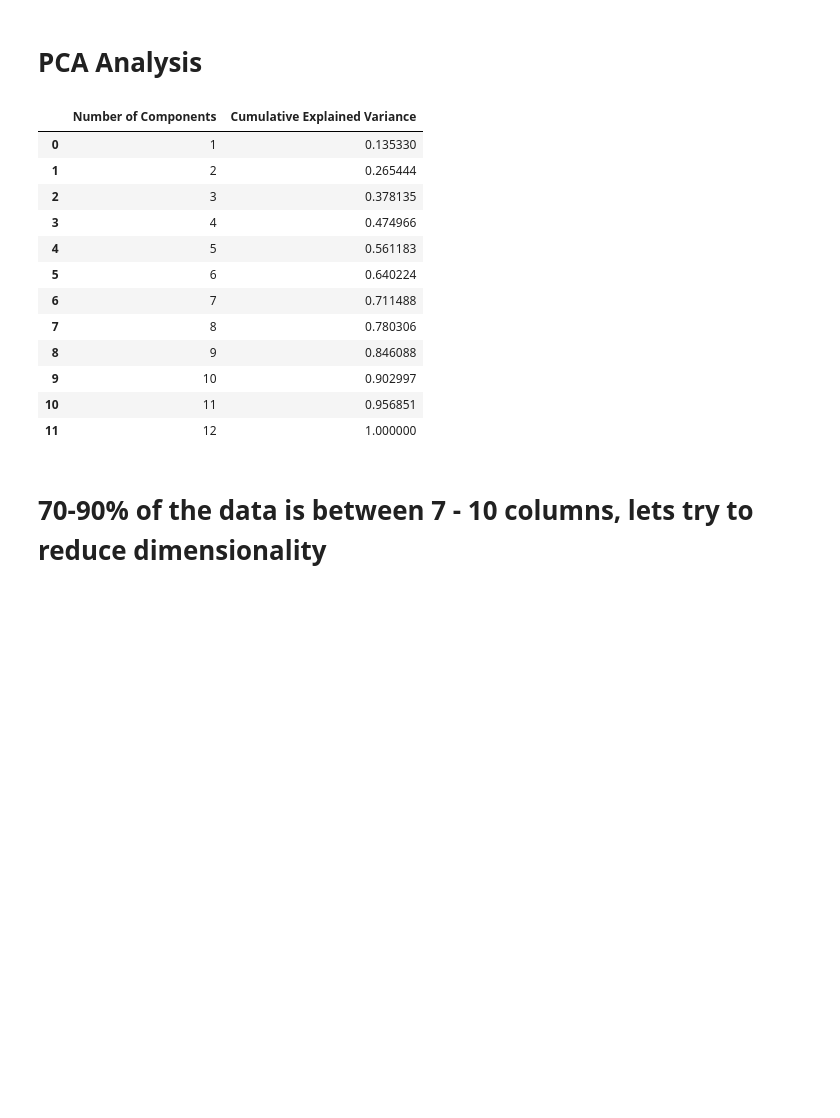
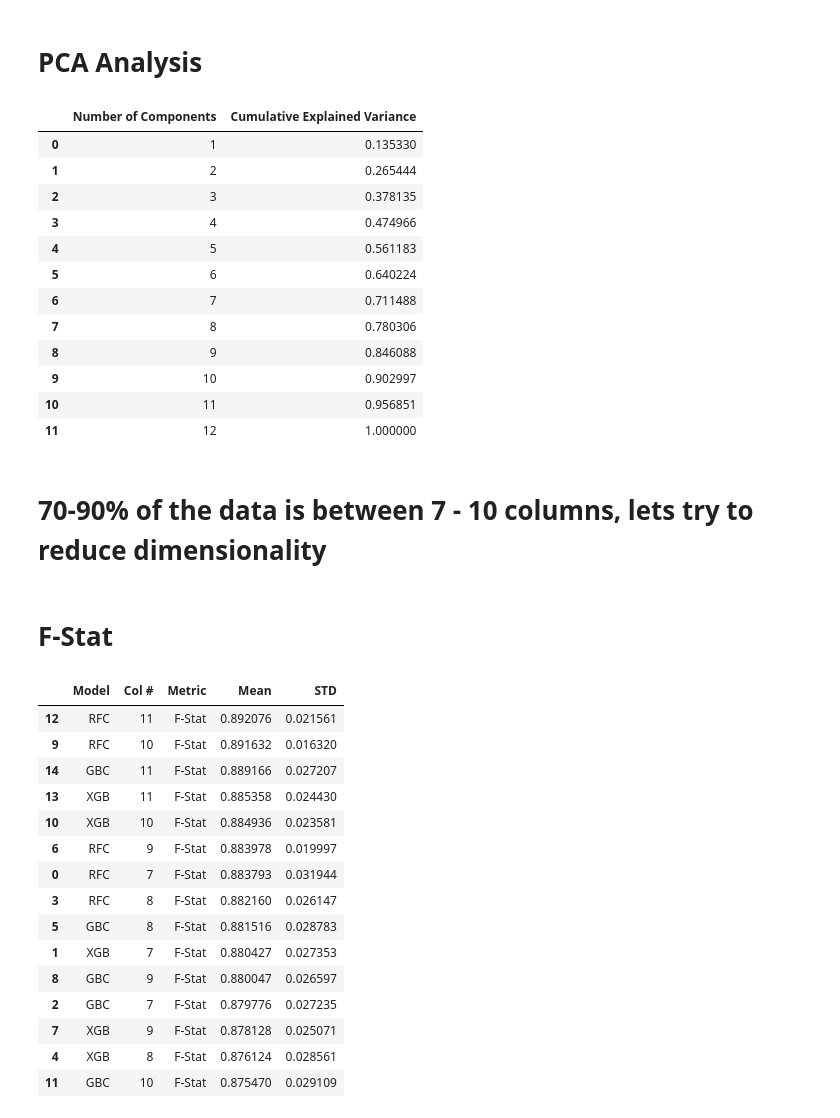
Before and after one commit to MaukanMir/Survival-Patient-Heart-Failure-Classification, a Jupyter notebook: training.ipynb, the cells around one changed output. Saved outputs shown, nothing was run; the diff lists cells and outputs as text; code cells hidden in the pictures; blank space fills up the shorter version.

Commit message:
added new models

```diff
--- a/training.ipynb
+++ b/training.ipynb
@@ -275,6 +275,30 @@ def pca_analysis(X):
         })
   results_df = pd.DataFrame(results)
   return results_df
+
+def test_k_best_columns(names, models, X, y, metric, metric_name, variance_window):
+
+
+    model_performance = []
+    for k in variance_window:
+        fs = SelectKBest(score_func=metric, k=k)
+        for i in range(len(models)):
+            model = models[i]
+            pipeline = Pipeline(steps=
+                                [('scaler', StandardScaler()),
+                                ("power_tranformer",PowerTransformer()),
+                                (metric_name, fs),
+                                ('model', model)])
+            scores = evaluate_model(X, y, pipeline)
+            model_performance.append({
+                "Model": names[i],
+                "Col #": k,
+                "Metric": metric_name,
+                "Mean": np.mean(scores),
+                "STD":np.std(scores)
+            })
+    performance_df = pd.DataFrame(model_performance)
+    return performance_df.sort_values(by="Mean", ascending=False)
 # %% [markdown]
 # EDA Analysis
 # %%
@@ -807,3 +831,32 @@ pca_analysis(X_bl)
 | 11 | 12 | 1.000000 |
 # %% [markdown]
 # 70-90% of the data is between 7 - 10 columns, lets try to reduce dimensionality
+# %% [markdown]
+# F-Stat
+# %%
+names = ["RFC", "XGB", "GBC", "SVC"]
+models = [
+  RandomForestClassifier(max_depth=20,min_samples_leaf=1,min_samples_split=2,n_estimators=100),
+  XGBClassifier(learning_rate=0.1,max_depth=7,n_estimators=200),
+  GradientBoostingClassifier(learning_rate=0.2,max_depth=5, n_estimators=200)
+]
+variance_window = range(7,11+1)
+metric = f_classif
+test_k_best_columns(names, models, X_bl, y_bl, metric,'F-Stat', variance_window)
+# %% [output]
+|  | Model | Col # | Metric | Mean | STD |
+| 12 | RFC | 11 | F-Stat | 0.892076 | 0.021561 |
+| 9 | RFC | 10 | F-Stat | 0.891632 | 0.016320 |
+| 14 | GBC | 11 | F-Stat | 0.889166 | 0.027207 |
+| 13 | XGB | 11 | F-Stat | 0.885358 | 0.024430 |
+| 10 | XGB | 10 | F-Stat | 0.884936 | 0.023581 |
+| 6 | RFC | 9 | F-Stat | 0.883978 | 0.019997 |
+| 0 | RFC | 7 | F-Stat | 0.883793 | 0.031944 |
+| 3 | RFC | 8 | F-Stat | 0.882160 | 0.026147 |
+| 5 | GBC | 8 | F-Stat | 0.881516 | 0.028783 |
+| 1 | XGB | 7 | F-Stat | 0.880427 | 0.027353 |
+| 8 | GBC | 9 | F-Stat | 0.880047 | 0.026597 |
+| 2 | GBC | 7 | F-Stat | 0.879776 | 0.027235 |
+| 7 | XGB | 9 | F-Stat | 0.878128 | 0.025071 |
+| 4 | XGB | 8 | F-Stat | 0.876124 | 0.028561 |
+| 11 | GBC | 10 | F-Stat | 0.875470 | 0.029109 |
```
